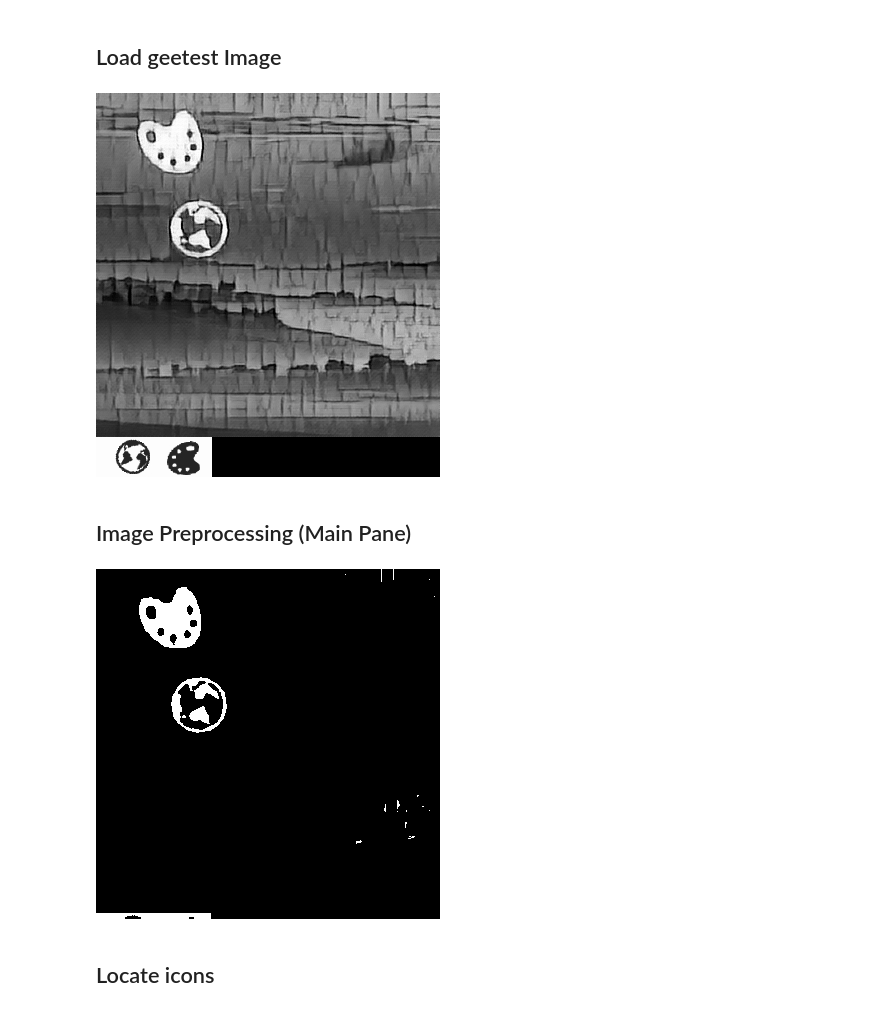
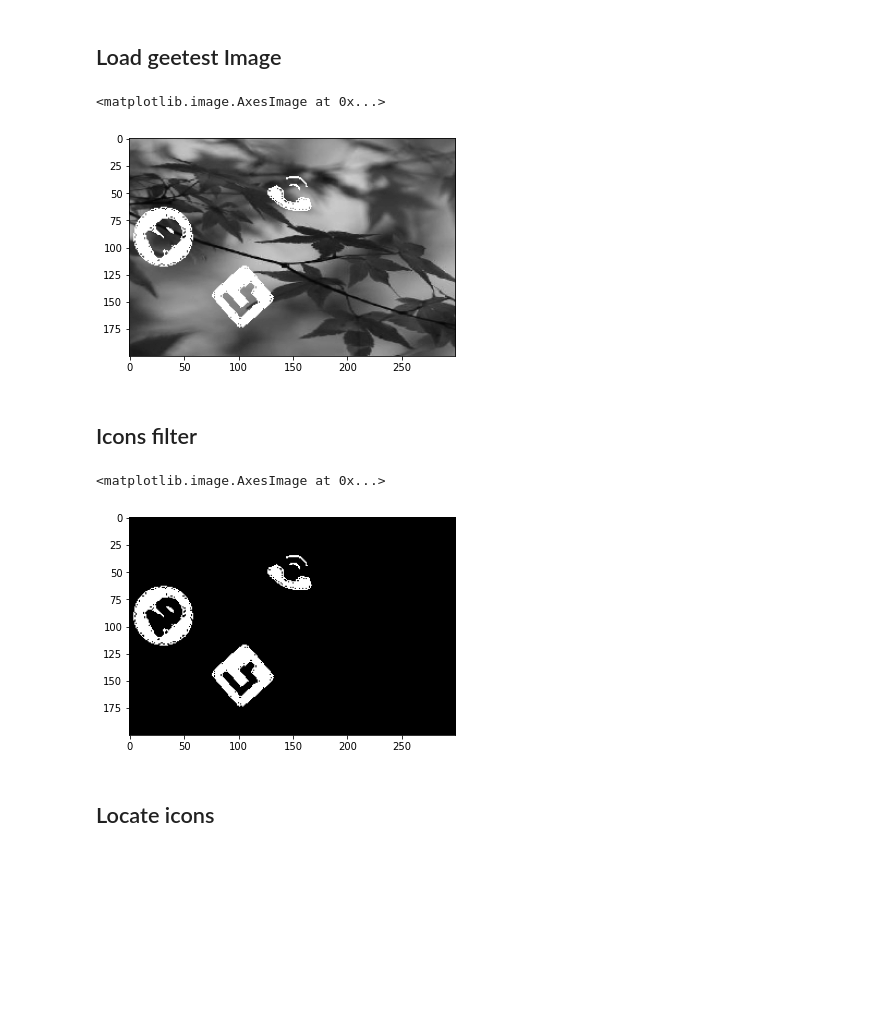
Before and after one commit to elkuno213/captcha-bypass, a Jupyter notebook: New Geetest Click Break.ipynb, the cells around one changed output. Saved outputs shown, nothing was run; the diff lists cells and outputs as text; code cells hidden in the pictures; blank space fills up the shorter version.

Commit message:
Fix notebook to detect icon

```diff
--- a/New Geetest Click Break.ipynb
+++ b/New Geetest Click Break.ipynb
@@ -48,24 +47,23 @@ image_path = "dataset/img/1.jpg"
 # %% [markdown]
 ## Load geetest Image
 # %%
-img_grey = cv2.imread(image_path,0)
-Image.fromarray(img_grey)
+img_grey = cv2.imread(image_path, cv2.IMREAD_GRAYSCALE)
+plt.imshow(img_grey, cmap="gray")
 # %% [output]
+<matplotlib.image.AxesImage at 0x...>
-[figure, old version]
+[figure, new version]
-# %% [markdown]
-## Image Preprocessing (Main Pane)
+# %% [markdown]
+## Icons filter
 # %%
-# crop image
-main_pane = img_grey[:350,:]
-
 # Image preprocessing
 
-color_threshold = 180
-main_pane = cv2.blur(main_pane,(3,3)) # By blurring, we can remove some white pixels which may affecting the matching
+color_threshold = 220
+main_pane = img_grey # cv2.blur(img_grey,(3,3)) # By blurring, we can remove some white pixels which may affecting the matching
 main_pane[main_pane<color_threshold] = 0
 main_pane[main_pane>=color_threshold] = 255
-Image.fromarray(main_pane)
+plt.imshow(main_pane, cmap="gray")
 # %% [output]
+<matplotlib.image.AxesImage at 0x...>
-[figure, old version]
+[figure, new version]
 # %% [markdown]
 ## Locate icons
```
Also changed, not shown: parts of 11 cells of this notebook, 1 other file.
